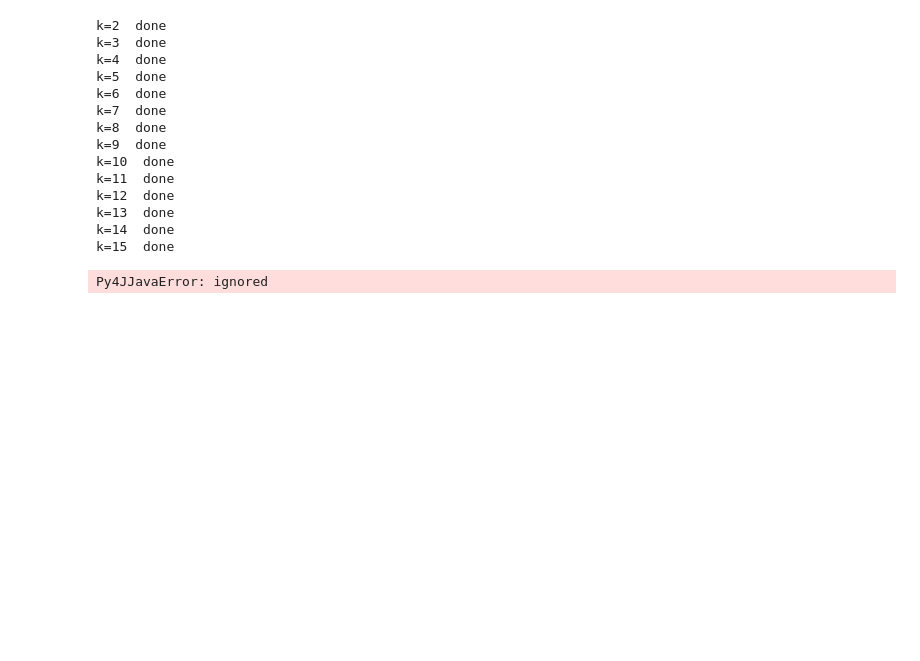
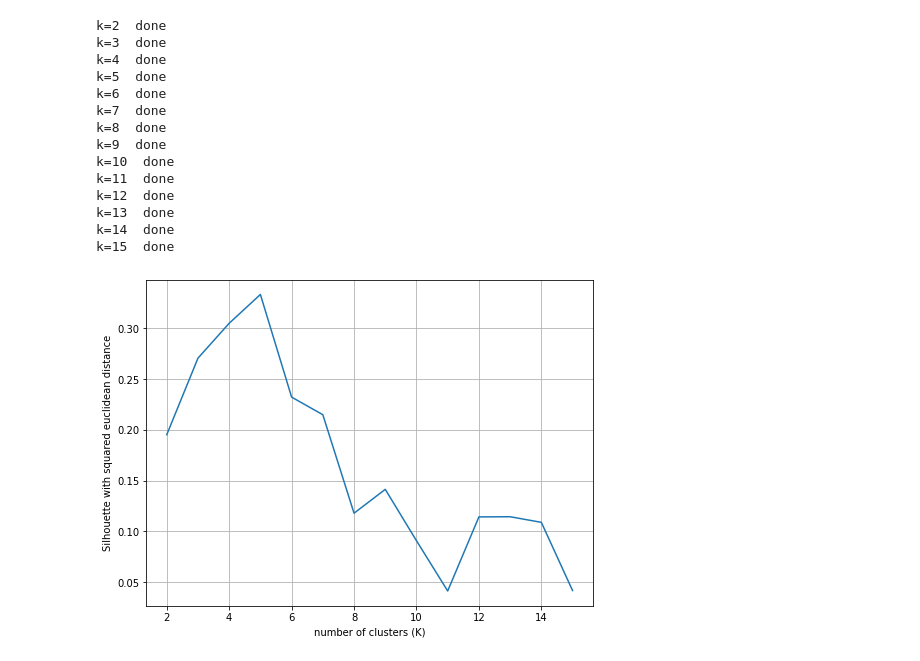
Before and after one commit to maedeamooshahi/datamining-6-7, a Jupyter notebook: Untitled39.ipynb, the cells around one changed output. Cells and saved outputs as stored; diff of their text form; code cells hidden in the pictures; blank space fills up the shorter version.

```diff
--- a/Untitled39.ipynb
+++ b/Untitled39.ipynb
@@ -91,6 +91,6 @@ from pyspark.ml.evaluation import ClusteringEvaluator
 from pyspark.ml.feature import *
 # %%
 hasher = FeatureHasher(inputCols=["_c1", "_c2", "_c3"],outputCol="features")
-transformed = hasher.transform(data)
+transformed = hasher.transform(DF)
 transformed.show(5, False)
 # %% [output]
@@ -145,12 +145,21 @@ k=12  done
 k=13  done
 k=14  done
 k=15  done
+# %%
+import matplotlib.mlab as mlab
+import matplotlib.pyplot as plt
+import seaborn as sbs
+from matplotlib.ticker import MaxNLocator
+fig, ax = plt.subplots(1,1, figsize =(8,6))
+ax.plot([2,3,4,5,6,7,8,9,10,11,12,13,14,15],sil[2:16])
+ax.set_xlabel('number of clusters (K)')
+ax.set_ylabel('Silhouette with squared euclidean distance')
+ax.xaxis.set_major_locator(MaxNLocator(integer=True))
+ax.grid()
+plt.show()
+# %% [output]
+[figure, added]
 # %%
 import os, tempfile
 model_path ="/content/gdrive/MyDrive/clustering_model"
 model.save(model_path)
-# %%
-from pyspark.ml.clustering import KMeansModel
-a=KMeansModel.load("/content/model_k_5")
-# %% [output]
-Py4JJavaError: ignored
```
Also changed, not shown: parts of 6 cells of this notebook.
